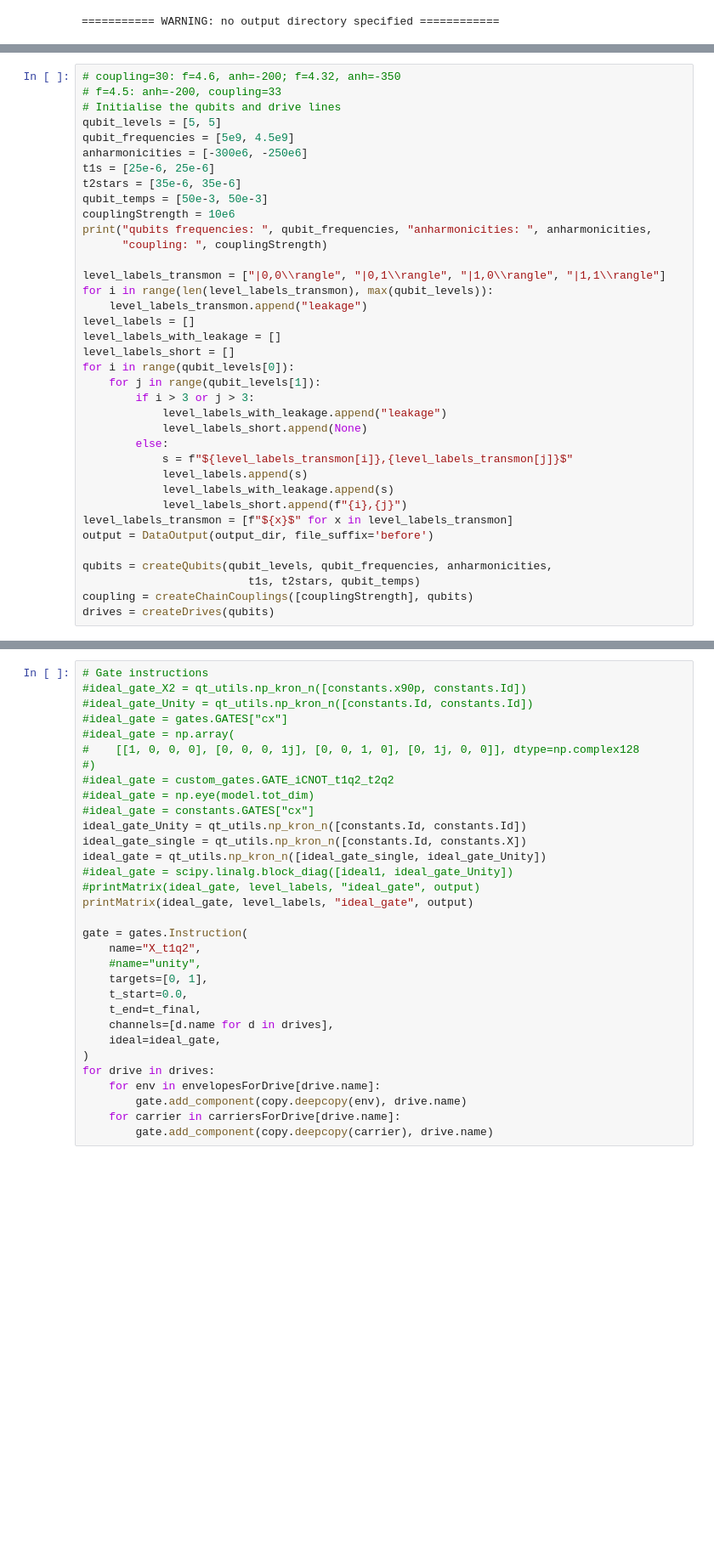
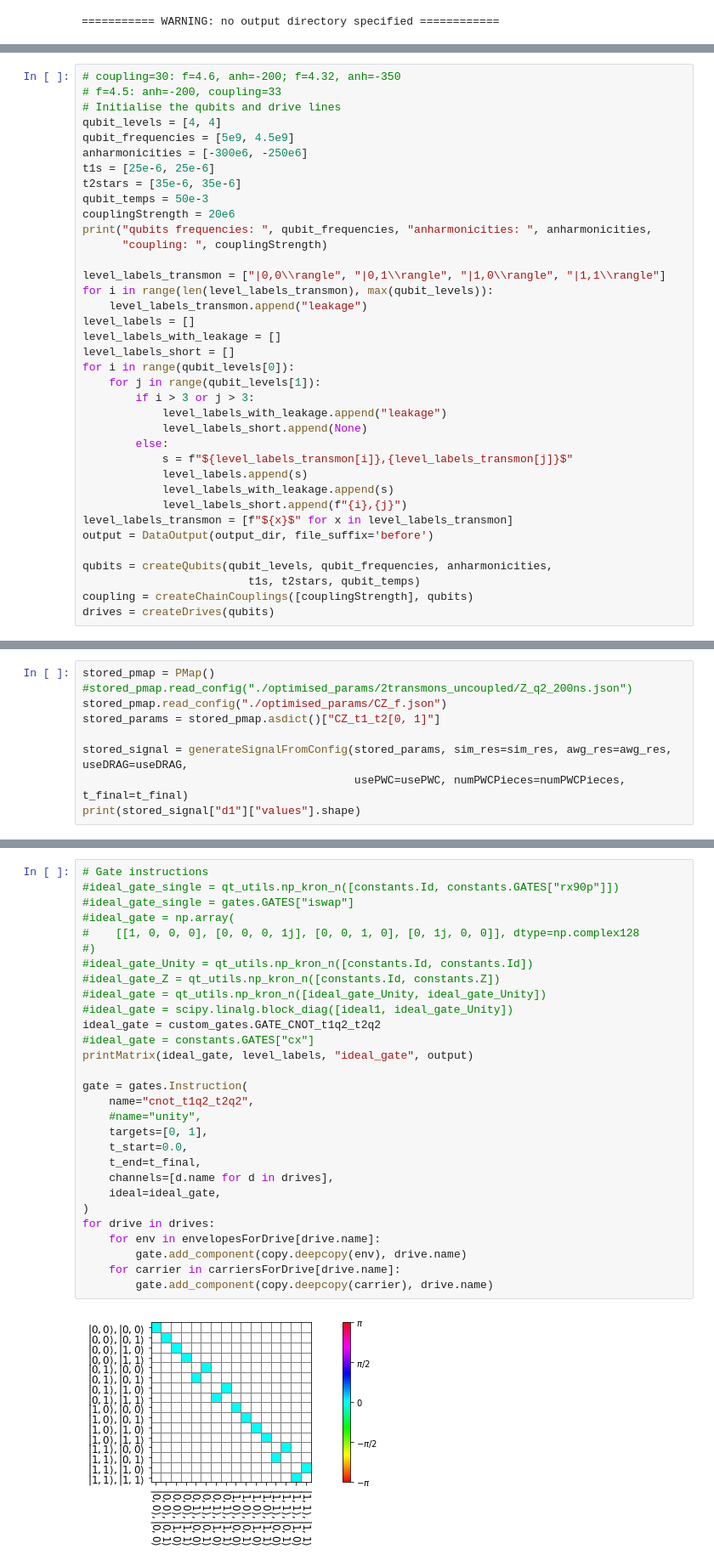
Before and after one commit to alex-simm/c3, a Jupyter notebook: two_transmons_4LOs.ipynb, the cells around one changed output, grey strips where cells are left out. Shown: that part at 85% size. Drawn from its saved outputs; the diff is of its cells as text; blank space fills up the shorter version.

```diff
--- a/two_transmons_4LOs.ipynb
+++ b/two_transmons_4LOs.ipynb
@@ -272,13 +286,13 @@ def optimise(output: DataOutput, qubits: List[chip.PhysicalComponent],
 # coupling=30: f=4.6, anh=-200; f=4.32, anh=-350
 # f=4.5: anh=-200, coupling=33
 # Initialise the qubits and drive lines
-qubit_levels = [5, 5]
+qubit_levels = [4, 4]
 qubit_frequencies = [5e9, 4.5e9]
 anharmonicities = [-300e6, -250e6]
 t1s = [25e-6, 25e-6]
 t2stars = [35e-6, 35e-6]
-qubit_temps = [50e-3, 50e-3]
-couplingStrength = 10e6
+qubit_temps = 50e-3
+couplingStrength = 20e6
 print("qubits frequencies: ", qubit_frequencies, "anharmonicities: ", anharmonicities,
       "coupling: ", couplingStrength)
 
@@ -340,0 +353,9 @@ stored_params = stored_pmap.asdict()["X_t1q2[0, 1]"]
+# %%
+stored_pmap = PMap()
+#stored_pmap.read_config("./optimised_params/2transmons_uncoupled/Z_q2_200ns.json")
+stored_pmap.read_config("./optimised_params/CZ_f.json")
+stored_params = stored_pmap.asdict()["CZ_t1_t2[0, 1]"]
+
+stored_signal = generateSignalFromConfig(stored_params, sim_res=sim_res, awg_res=awg_res, useDRAG=useDRAG,
+                                         usePWC=usePWC, numPWCPieces=numPWCPieces, t_final=t_final)
+print(stored_signal["d1"]["values"].shape)
@@ -495,35 +496,34 @@ freq_offset:  [[500.000 KHz 2pi, 500.000 KHz 2pi], [10.000 mHz 2pi, 10.000 mHz 2
 # %%
 # Gate instructions
-#ideal_gate_X2 = qt_utils.np_kron_n([constants.x90p, constants.Id])
-#ideal_gate_Unity = qt_utils.np_kron_n([constants.Id, constants.Id])
-#ideal_gate = gates.GATES["cx"]
+#ideal_gate_single = qt_utils.np_kron_n([constants.Id, constants.GATES["rx90p"]])
+#ideal_gate_single = gates.GATES["iswap"]
 #ideal_gate = np.array(
 #    [[1, 0, 0, 0], [0, 0, 0, 1j], [0, 0, 1, 0], [0, 1j, 0, 0]], dtype=np.complex128
 #)
-#ideal_gate = custom_gates.GATE_iCNOT_t1q2_t2q2
-#ideal_gate = np.eye(model.tot_dim)
+#ideal_gate_Unity = qt_utils.np_kron_n([constants.Id, constants.Id])
+#ideal_gate_Z = qt_utils.np_kron_n([constants.Id, constants.Z])
+#ideal_gate = qt_utils.np_kron_n([ideal_gate_Unity, ideal_gate_Unity])
+#ideal_gate = scipy.linalg.block_diag([ideal1, ideal_gate_Unity])
+ideal_gate = custom_gates.GATE_CNOT_t1q2_t2q2
 #ideal_gate = constants.GATES["cx"]
-ideal_gate_Unity = qt_utils.np_kron_n([constants.Id, constants.Id])
-ideal_gate_single = qt_utils.np_kron_n([constants.Id, constants.X])
-ideal_gate = qt_utils.np_kron_n([ideal_gate_single, ideal_gate_Unity])
-#ideal_gate = scipy.linalg.block_diag([ideal1, ideal_gate_Unity])
-#printMatrix(ideal_gate, level_labels, "ideal_gate", output)
 printMatrix(ideal_gate, level_labels, "ideal_gate", output)
 
 gate = gates.Instruction(
-    name="X_t1q2",
+    name="cnot_t1q2_t2q2",
     #name="unity",
     targets=[0, 1],
     t_start=0.0,
     t_end=t_final,
     channels=[d.name for d in drives],
     ideal=ideal_gate,
 )
 for drive in drives:
     for env in envelopesForDrive[drive.name]:
         gate.add_component(copy.deepcopy(env), drive.name)
     for carrier in carriersForDrive[drive.name]:
         gate.add_component(copy.deepcopy(carrier), drive.name)
+# %% [output]
+[figure, added]
 # %%
 # all energy levels with labels
 stateEnergies = []
```
Also changed, not shown: parts of 13 cells of this notebook, 1 other file.
